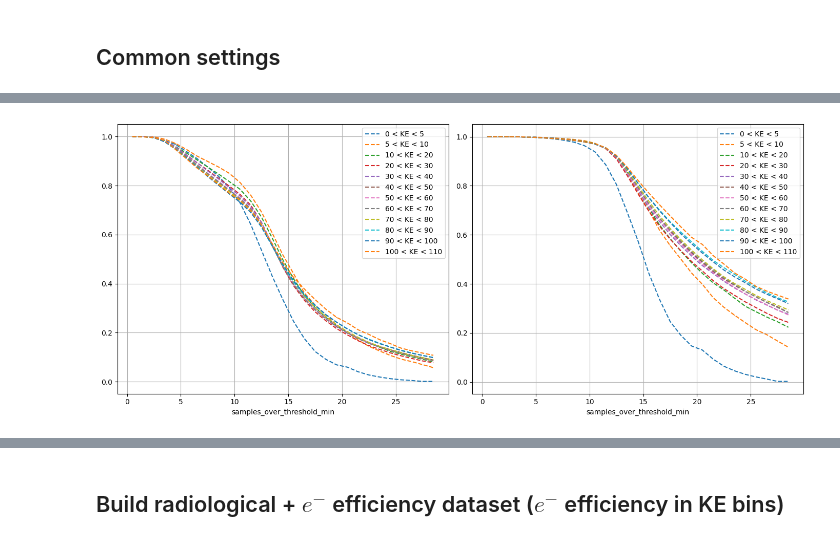
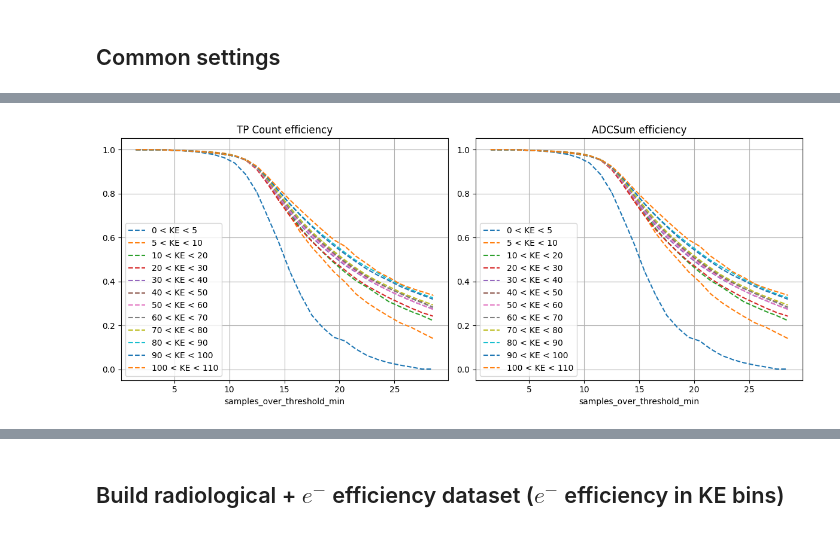
Before and after one commit to alessandrothea/tpvalidator, a Jupyter notebook: notebooks/studies/1x8x14/VD-1x8x14-TPFiltering-Dev.ipynb, the cells around one changed output, grey strips where cells are left out. Saved outputs shown, nothing was run; the diff lists cells and outputs as text; code cells hidden in the pictures.

```diff
--- a/notebooks/studies/1x8x14/VD-1x8x14-TPFiltering-Dev.ipynb
+++ b/notebooks/studies/1x8x14/VD-1x8x14-TPFiltering-Dev.ipynb
@@ -477,7 +289,7 @@ class DevTPFilterAnalyser (TPFilterAnalyser):
 # %% [markdown]
 ## Create analyzer object
 # %%
-dfa = DevTPFilterAnalyser(rad_ws, em_ws)
+dfa = SOTFilterAnalyser(rad_ws, em_ws)
 # %%
 from tpvalidator.viz.textual import dataframe_to_rich_table
 # %% [markdown]
@@ -538,9 +357,14 @@ ke_edges = [ l for l,h in ke_bins]+[ke_bins[-1][1]]
 # %%
-fig, axes = plt.subplots(1,2, figsize=(14,6))
+fig, axes = plt.subplots(1,2, figsize=(12,5))
 
-dfa.plot_signal_sot_tpfilt_counts_ke_matrix(samples_over_threshold_min_cuts, ke_bins, query=adc_peak_query, ax=axes[0])
-dfa.plot_signal_sot_tpfilt_counts_ke_matrix(samples_over_threshold_min_cuts, ke_bins, query=adc_peak_query, weight='adc_integral', ax=axes[1])
+ax=axes[0]
+dfa.plot_signal_sot_tpfilt_counts_ke_matrix(weight=None,ax=ax)
+ax.set_title("TP Count efficiency")
+
+ax=axes[1]
+dfa.plot_signal_sot_tpfilt_counts_ke_matrix(ax=ax)
+ax.set_title("ADCSum efficiency")
 
 fig.tight_layout()
 # %% [output]
-[figure, old version]
+[figure, new version]
```
Also changed, not shown: parts of 32 cells of this notebook, 23 other files.
